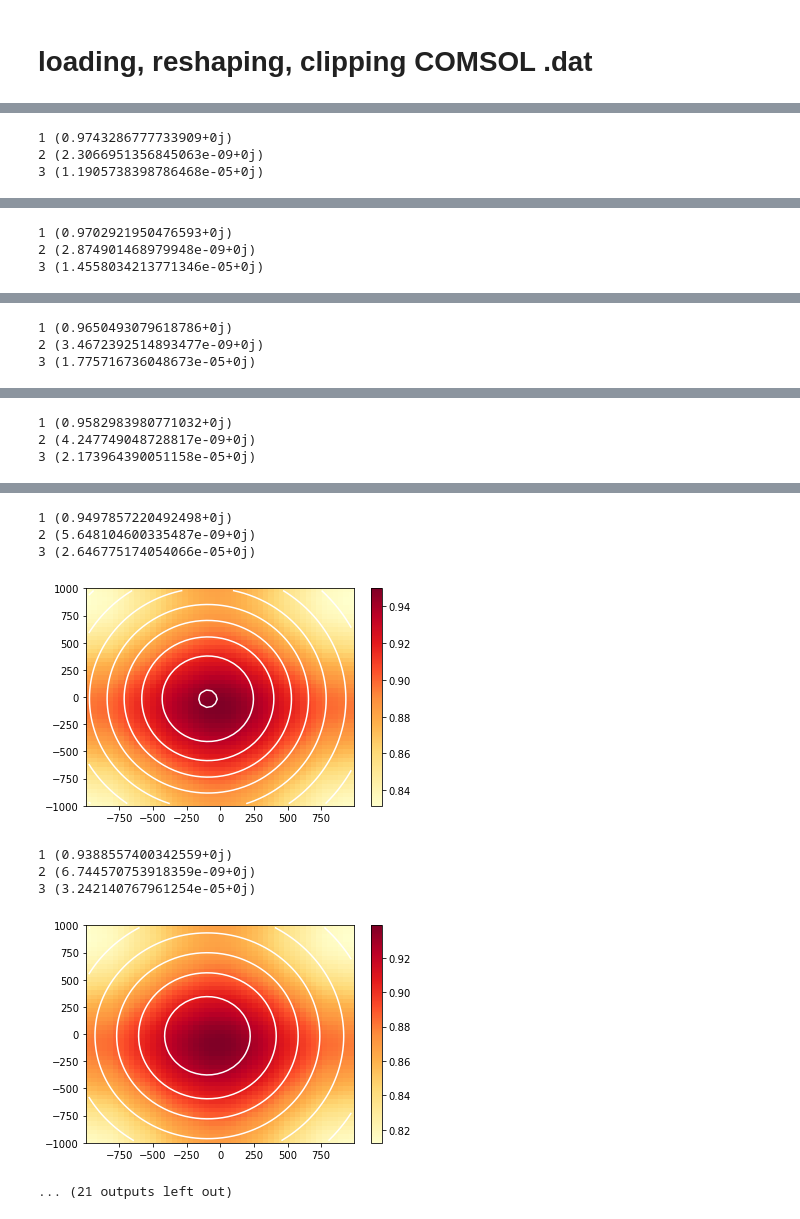
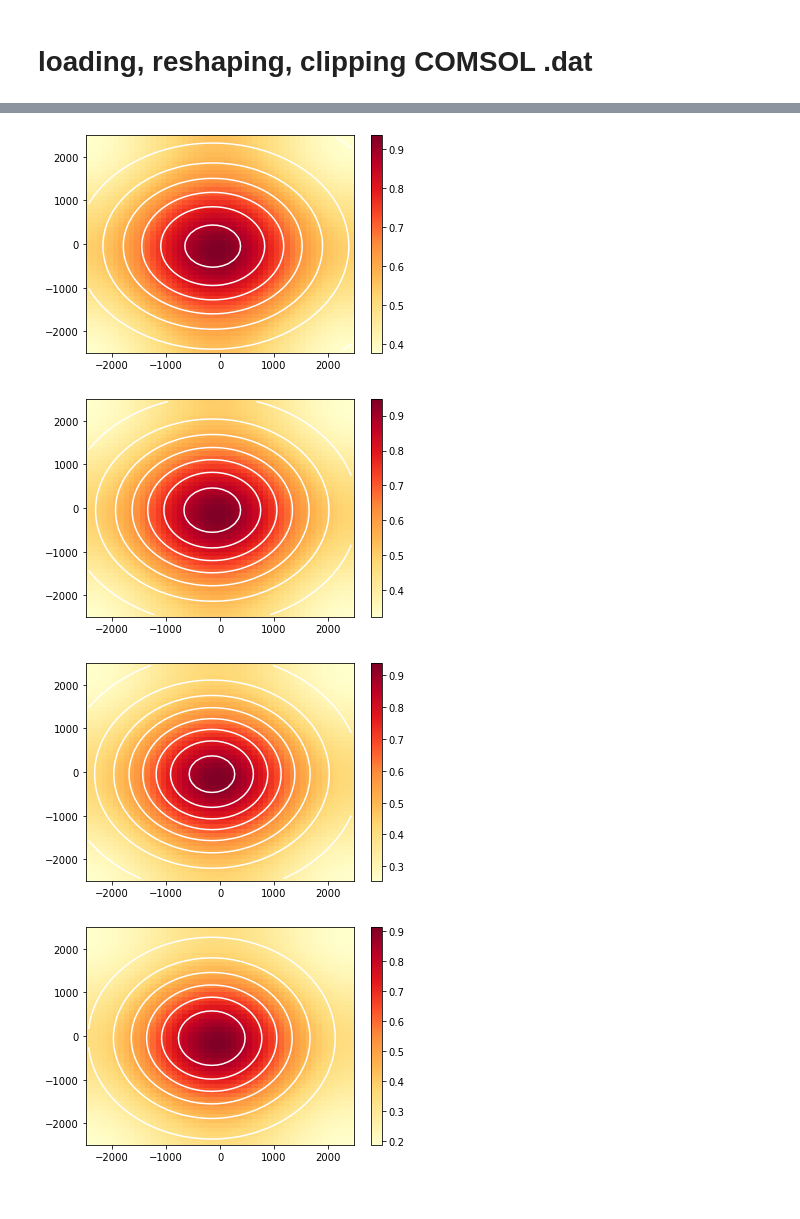
Before and after one commit to polnops/mode_overlap, a Jupyter notebook: mode_overlap.ipynb, the cells around one changed output, grey strips where cells are left out. Saved outputs shown, nothing was run; the diff lists cells and outputs as text; code cells hidden in the pictures.

Commit message:
large boundaries again

```diff
--- a/mode_overlap.ipynb
+++ b/mode_overlap.ipynb
@@ -5,5 +5,5 @@ import numpy as np
 # loading, reshaping, clipping COMSOL .dat
 # %%
 dat_fiber, param_fiber = loadData('../normE_fiber2.dat')
-dat, param_list = loadData('../normE_all13.dat')
+dat, param_list = loadData('../normE_all13a.dat')
 # %%
@@ -102,11 +88,8 @@ def convolveComplex1(dat_ref, dat, param_list,
         plotCorrvsparams(param_list, xcpeaks1, xcpeaks2)
 # %%
 convolveComplex1(dat_fiber, dat, param_list,
-                 bound=1000, scale = 1,
+                 bound=2500, scale = 1,
                  res=50j, plotflag1 = True,
                  plotflag2=True, fitflag= True,
                  i=0)
 # %% [output]
-1 (0.9743286777733909+0j)
-2 (2.3066951356845063e-09+0j)
-3 (1.1905738398786468e-05+0j)
@@ -114,3 +96,0 @@ convolveComplex1(dat_fiber, dat, param_list,
-1 (0.9702921950476593+0j)
-2 (2.874901468979948e-09+0j)
-3 (1.4558034213771346e-05+0j)
@@ -118,3 +97,0 @@ convolveComplex1(dat_fiber, dat, param_list,
-1 (0.9650493079618786+0j)
-2 (3.4672392514893477e-09+0j)
-3 (1.775716736048673e-05+0j)
@@ -122,3 +98,0 @@ convolveComplex1(dat_fiber, dat, param_list,
-1 (0.9582983980771032+0j)
-2 (4.247749048728817e-09+0j)
-3 (2.173964390051158e-05+0j)
@@ -126,9 +100,4 @@ convolveComplex1(dat_fiber, dat, param_list,
-1 (0.9497857220492498+0j)
-2 (5.648104600335487e-09+0j)
-3 (2.646775174054066e-05+0j)
-[figure, old version]
+[figure, new version]
-1 (0.9388557400342559+0j)
-2 (6.744570753918359e-09+0j)
-3 (3.242140767961254e-05+0j)
-[figure, old version]
+[figure, new version]
-... (21 outputs left out)
+[figure, added]
+[figure, added]
```
Also changed, not shown: parts of 6 cells of this notebook.
